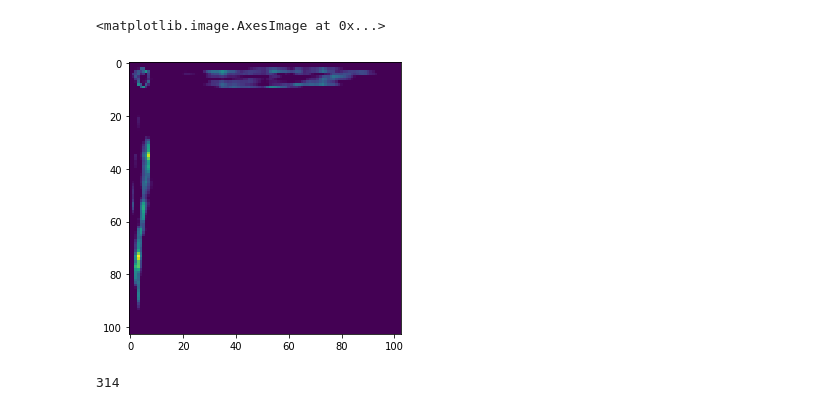
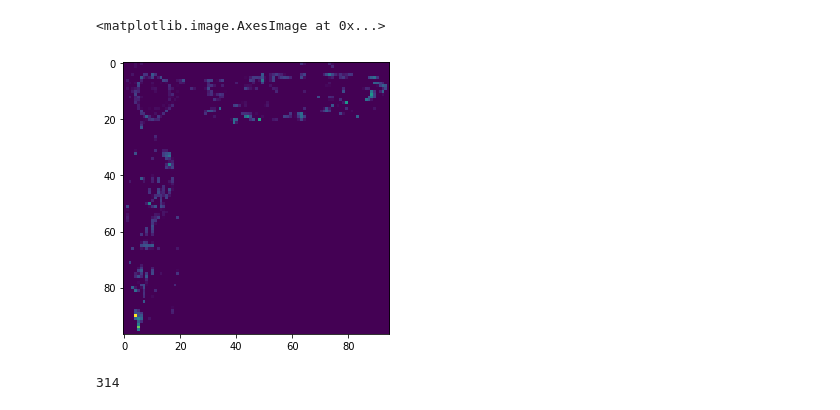
Before and after one commit to xiyuyi/PyPRIS, a Jupyter notebook: PyPRIS_notebooks/getFigure_prepForPub.ipynb, the cells around one changed output. Drawn from its saved outputs; the diff is of its cells as text; code cells hidden in the pictures.

```diff
--- a/PyPRIS_notebooks/getFigure_prepForPub.ipynb
+++ b/PyPRIS_notebooks/getFigure_prepForPub.ipynb
@@ -3,25 +3,25 @@ import PRIS
 import numpy as np
 from matplotlib import pyplot as plt
 # %%
-a = PRIS.loadPyPRIS(0,4001)
+a = PRIS.loadPyPRIS(1,20204)
 v = a.candidate_vis()
 m = v
 plt.figure(figsize=(5,5))
 nrow = 2
 ncol = 2
 
 p = np.zeros((m.shape[0],m.shape[0]))
 proj_dim0 = np.mean(m,axis=0)
 proj_dim1 = np.mean(m,axis=1)
 proj_dim2 = np.mean(m,axis=2)
 
 k1 = np.concatenate([proj_dim0,proj_dim2.T],axis=1)
 k2 = np.concatenate([proj_dim1,p],axis=1)
 k = np.concatenate([k1,k2],axis=0)
 plt.imshow(k)
 # %% [output]
 <matplotlib.image.AxesImage at 0x...>
-[figure, old version]
+[figure, new version]
 # %%
 from skimage import io
 dpath = './test_data/psf.tif';
```
Also changed, not shown: 1 other file.
